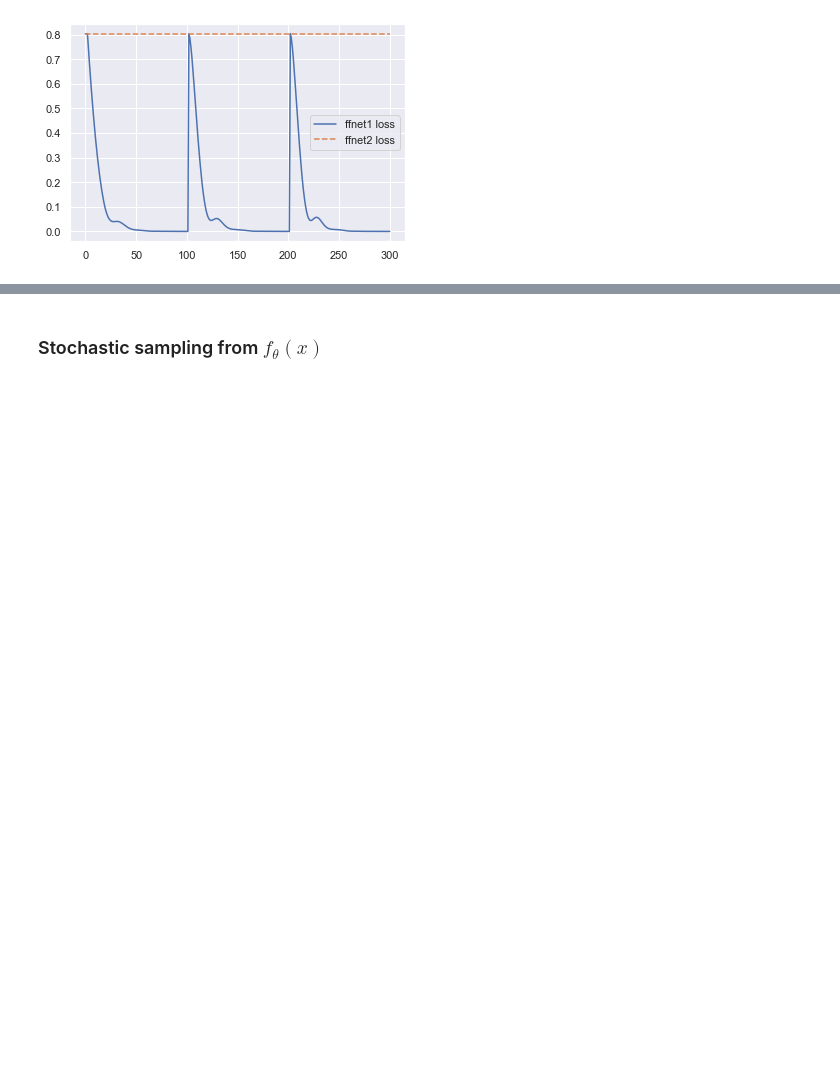
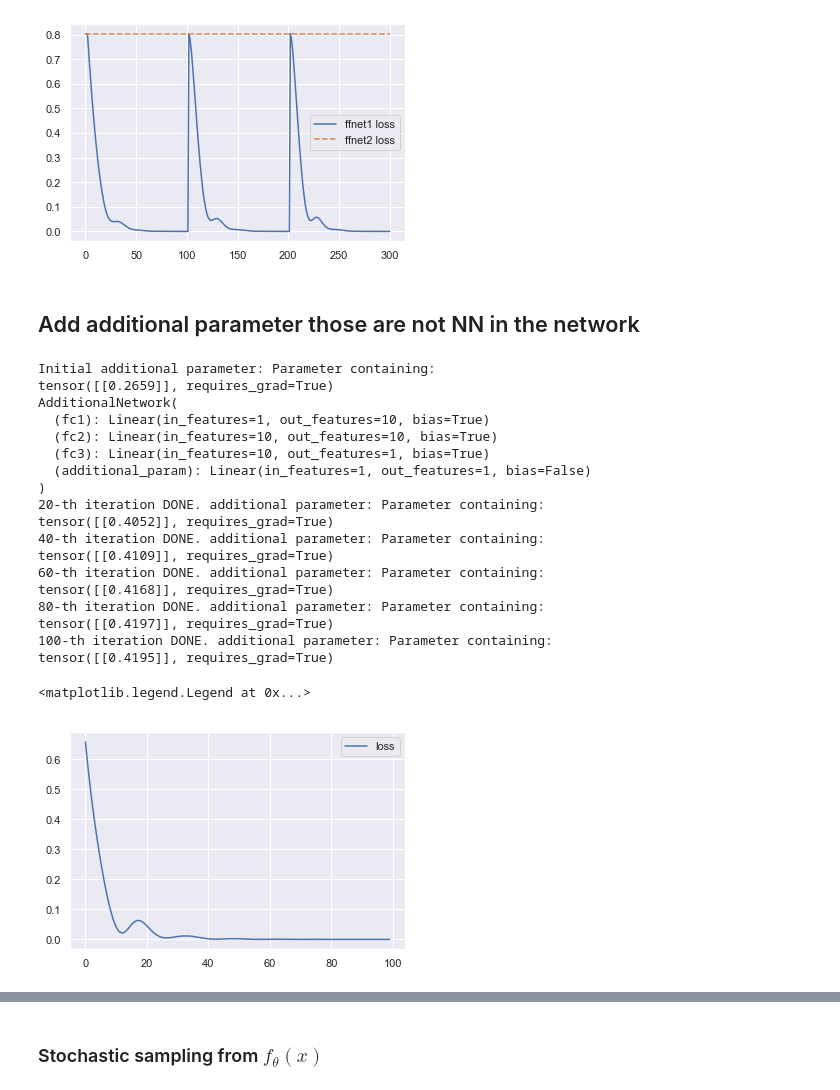
Before and after one commit to ugo-nama-kun/pytorch_notebook, a Jupyter notebook: notebook.ipynb, the cells around one changed output, grey strips where cells are left out. Drawn from its saved outputs; the diff is of its cells as text; code cells hidden in the pictures; blank space fills up the shorter version.

Commit message:
add new topic 'add additional parameter those are not NN in the network'

```diff
--- a/notebook.ipynb
+++ b/notebook.ipynb
@@ -611,3 +611,77 @@ plt.legend(loc="best")
 # %% [output]
 <matplotlib.legend.Legend at 0x...>
 [figure]
+# %% [markdown]
+## Add additional parameter those are not NN in the network
+# %%
+class AdditionalNetwork(nn.Module):
+    # One input, one output, two hidden layers
+
+    def __init__(self, n_hidden):
+        super(AdditionalNetwork, self).__init__()
+
+        self.fc1 = nn.Linear(in_features=1, out_features=n_hidden)
+        self.fc2 = nn.Linear(in_features=n_hidden, out_features=n_hidden)
+        self.fc3 = nn.Linear(in_features=n_hidden, out_features=1)
+
+        # this guy
+        self.additional_param = nn.Linear(in_features=1, out_features=1, bias=False)
+
+    def forward(self, x):
+        h = F.leaky_relu(self.fc1(x))
+        h = F.leaky_relu(self.fc2(h))
+        out = self.fc3(h) + self.additional_param(torch.ones(x.size()[0], 1))  # <-- additional param works like this!
+        return out
+
+
+# training params
+n = 10
+learning_rate = 0.01
+input_ = torch.randn(n, 1)
+target = torch.ones(n, 1)
+
+# setup
+anet = AdditionalNetwork(10)
+print(f"Initial additional parameter: {anet.additional_param.weight}")
+print(anet)
+
+### THIS make optimizer train the additional parameters
+optimizer = optim.Adam(anet.parameters(), lr=learning_rate)
+
+loss_func = nn.MSELoss()
+
+loss_hist = []
+for i in range(100):
+    optimizer.zero_grad()
+
+    loss = loss_func(anet(input_), target)
+    loss_hist.append(loss.detach())
+
+    loss.backward()
+    optimizer.step()
+    if (i+1) % 20 == 0:
+        print(f"{i+1}-th iteration DONE. additional parameter: {anet.additional_param.weight}")
+
+plt.plot(loss_hist, label="loss")
+plt.legend(loc="best")
+# %% [output]
+Initial additional parameter: Parameter containing:
+tensor([[0.2659]], requires_grad=True)
+AdditionalNetwork(
+  (fc1): Linear(in_features=1, out_features=10, bias=True)
+  (fc2): Linear(in_features=10, out_features=10, bias=True)
+  (fc3): Linear(in_features=10, out_features=1, bias=True)
+  (additional_param): Linear(in_features=1, out_features=1, bias=False)
+)
+20-th iteration DONE. additional parameter: Parameter containing:
+tensor([[0.4052]], requires_grad=True)
+40-th iteration DONE. additional parameter: Parameter containing:
+tensor([[0.4109]], requires_grad=True)
+60-th iteration DONE. additional parameter: Parameter containing:
+tensor([[0.4168]], requires_grad=True)
+80-th iteration DONE. additional parameter: Parameter containing:
+tensor([[0.4197]], requires_grad=True)
+100-th iteration DONE. additional parameter: Parameter containing:
+tensor([[0.4195]], requires_grad=True)
+<matplotlib.legend.Legend at 0x...>
+[figure, added]
```
Also changed, not shown: parts of 2 cells of this notebook.
